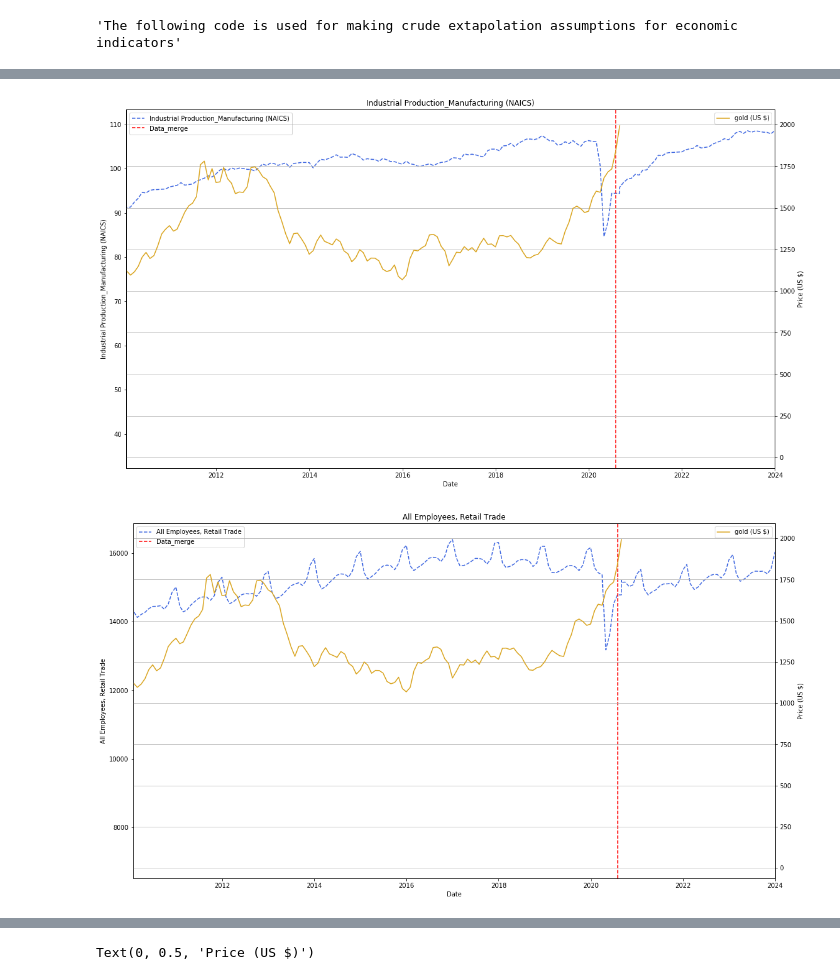
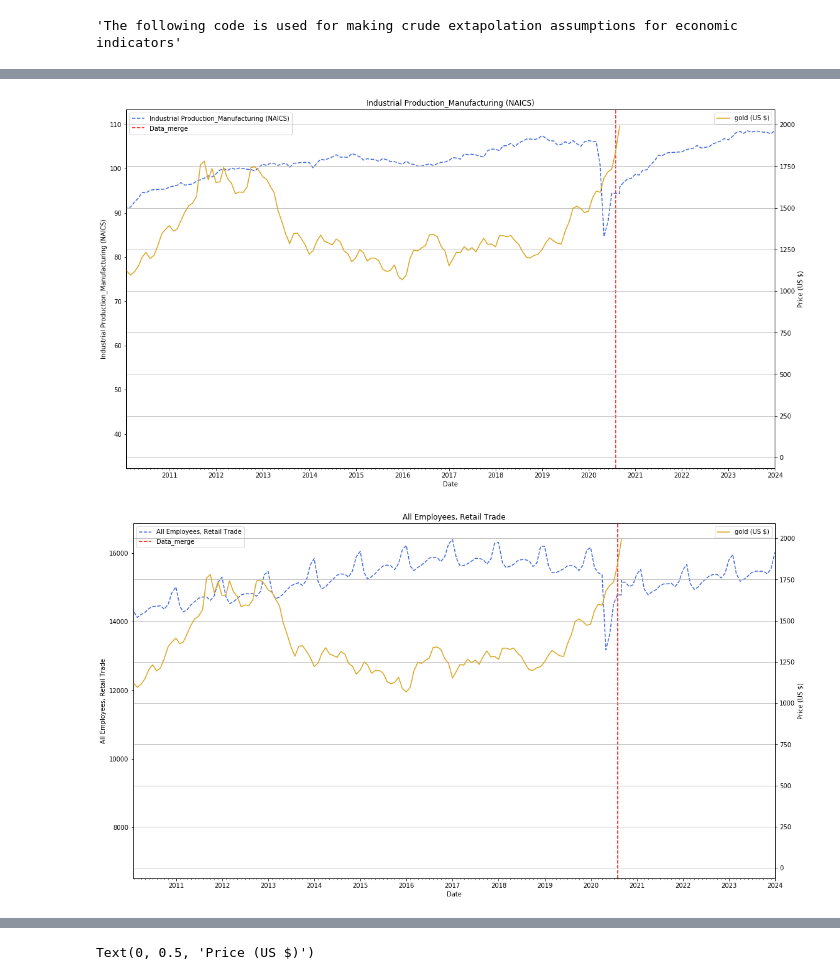
Before and after one commit to sameckford/Always_believe_in_Gold, a Jupyter notebook: Data_Prep.ipynb, the cells around one changed output, grey strips where cells are left out. Saved outputs shown, nothing was run; the diff lists cells and outputs as text; code cells hidden in the pictures.

```diff
--- a/Data_Prep.ipynb
+++ b/Data_Prep.ipynb
@@ -564,7 +597,7 @@ months = mdates.MonthLocator()  # every month
 ax1.xaxis.set_major_formatter(years_fmt)
 ax1.xaxis.set_minor_locator(months)
 
-ax1.set_xlim([datetime.date(2008, 1, 26), datetime.date(2021, 1, 1)])
+ax1.set_xlim([dt.date(2008, 1, 26), dt.date(2021, 1, 1)])
 ax1.set_xlabel('Date')
 ax1.set_ylabel(j)
 ax2.set_ylabel('Price (US $)')
@@ -603,5 +624,5 @@ columns_keep
 # %%
-leading_list = [gold_col, 'Industrial Production_Manufacturing (NAICS)', 'All Employees, Retail Trade', 'Unemployment_Rate', 'IndustrialProductionGoldSilver21222S', 'Federal Debt Held by Federal Reserve Banks', 'FEDFUNDS']
+leading_list = [gold_col, 'Industrial Production_Manufacturing (NAICS)', 'All Employees, Retail Trade', 'Unemployment_Rate', 'IndustrialProductionGoldSilver21222S', 'Federal Debt Held by Federal Reserve Banks', 'FEDFUNDS', 'Fed Debt_Total Public Debt as Perc of GDP']
 # 'Total Vehicle Sales', 'New Private Housing Units Authorized by Building Permits',
 leading_list
 # %% [output]
@@ -689,7 +713,3 @@ gold_df_fit = gold_df_fit.append(gold_df_fit1).reset_index()
 gold_df_fit['index'] = pd.to_datetime(gold_df_fit['index'])
 gold_df_fit.index = gold_df_fit['index']
 gold_df_fit.drop(['index'], axis=1, inplace=True)
-# %%
-for i in gold_df_fit.columns:
-    frac_null = gold_df_fit[i].isna().sum() /len(gold_df_fit)
-    print(i, ':', frac_null)
@@ -713,6 +720,6 @@ print(len(gold_df_fit.loc[(gold_df_fit.index >= '2020-08-31') & (gold_df_fit.ind
 # %%
 # Create a list of the applicable attributes to 'forecast' (forecast is used very loosely here).
-extrapolate_list = ['Industrial Production_Manufacturing (NAICS)', 'All Employees, Retail Trade']
+extrapolate_list = ['Industrial Production_Manufacturing (NAICS)', 'All Employees, Retail Trade', 'Federal Debt Held by Federal Reserve Banks', 'Fed Debt_Total Public Debt as Perc of GDP']
 # 'New Private Housing Units Authorized by Building Permits', 'Total Vehicle Sales',
 # Loop over these attributes so that the 'post_df' contains the data from the 09' recovery but with a bulk shift to fix onto the 2020 recovery.
 for i in extrapolate_list:
@@ -722,7 +729,6 @@ for i in extrapolate_list:
     fit_max = '2020-08-31'
 
     minimum = (gold_df_fit[use_col].loc[(gold_df_fit[use_col].index >= fit_min) & (gold_df_fit[use_col].index <= fit_max)].max()) - pre_df[use_col].min()
-    print(minimum)
     # Adding the value 'minimum' essentially ensures the scale works properly
     pre_df[use_col] = pre_df[use_col].add(minimum)
 
@@ -786,39 +772,37 @@ gold_df_fit.tail()
 # %%
 # Plot each of the 'extrapolate_list' attributes. The estimates look good and represent a 'best' case.
 for i in extrapolate_list:
     # Visualising the Linear Regression results.
     fig, ax1 = plt.subplots()
     j = i
     #k = 'Industrial Production_Manufacturing (NAICS)1'
 
     ax1.plot(gold_df_fit.index, gold_df_fit[j], label=i, c='royalblue', linestyle='dashed')
-    plt.axvline(x=datetime.date(2020, 8, 1), linestyle='--', color='red', label='Data_merge')
-    #ax1.plot(gold_df_fit.index, gold_df_fit[j], label=j, c='mediumturquoise')
-
+    plt.axvline(x=dt.date(2020, 8, 1), linestyle='--', color='red', label='Data_merge')
 
     ax2 = ax1.twinx()
     ax2.plot(gold_df_fit.index, gold_df_fit['GOLDAMGBDollarD228NLBM'], label='gold (US $)', c='goldenrod')
     #ax2.plot(gold_df.index, gold_df['GOLD_shift'], label='gold shifted (US $)', c='gold')
 
     #ax1.ylim(0, 15)
     plt.title(j)
     plt.xlabel('Date')
     plt.grid()
     ax1.legend(loc=2)
     ax2.legend(loc=1)
     fig.set_size_inches(18.5, 10.5)
 
-    #years = mdates.YearLocator()   # every year
-    #ax1.xaxis.set_major_locator(years)
-    #years_fmt = mdates.DateFormatter('%Y')
-    #months = mdates.MonthLocator()  # every month
-    #ax1.xaxis.set_major_formatter(years_fmt)
-    #ax1.xaxis.set_minor_locator(months)
+    years = mdates.YearLocator()   # every year
+    ax1.xaxis.set_major_locator(years)
+    years_fmt = mdates.DateFormatter('%Y')
+    months = mdates.MonthLocator()  # every month
+    ax1.xaxis.set_major_formatter(years_fmt)
+    ax1.xaxis.set_minor_locator(months)
 
-    ax1.set_xlim([datetime.date(2010, 1, 26), datetime.date(2024, 1, 1)])
+    ax1.set_xlim([dt.date(2010, 1, 26), dt.date(2024, 1, 1)])
     ax1.set_xlabel('Date')
     ax1.set_ylabel(j)
     ax2.set_ylabel('Price (US $)')
 # %% [output]
-[figure, old version]
+[figure, new version]
-[figure, old version]
+[figure, new version]
```
Also changed, not shown: parts of 28 cells of this notebook, 42 other files.
